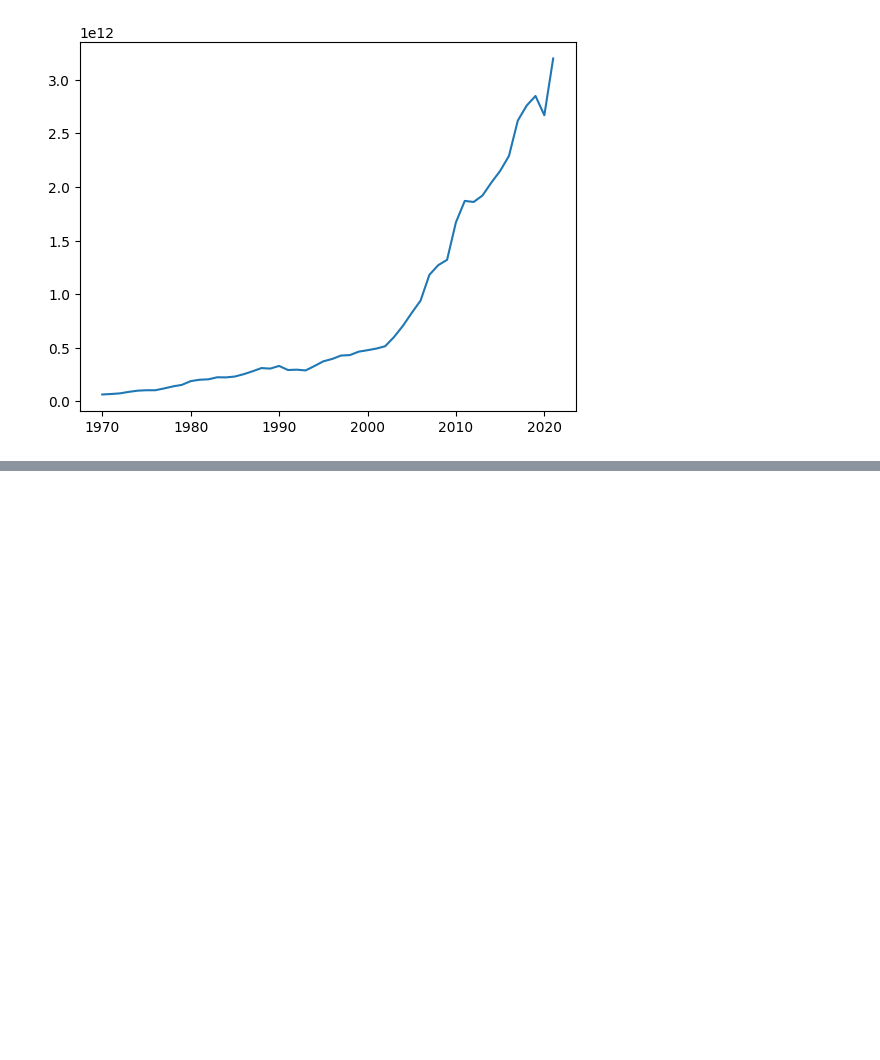
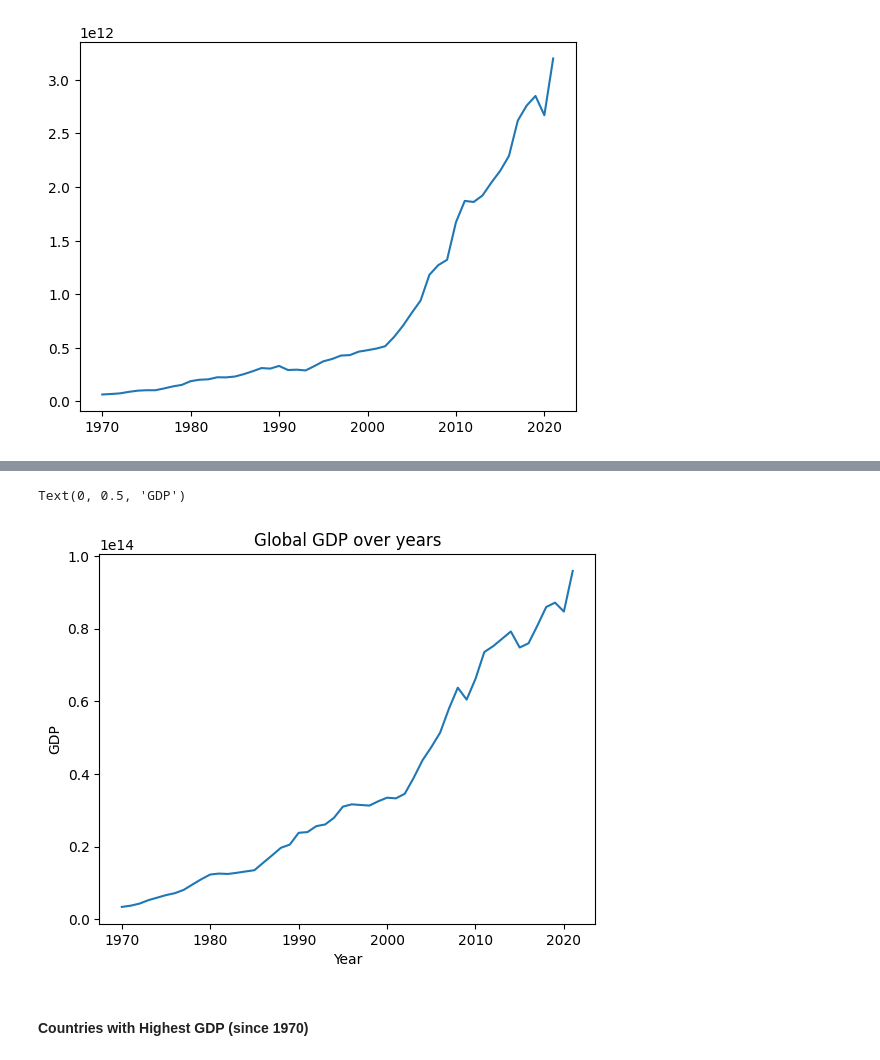
Before and after one commit to sumeetsachdev/data-analysis-project, a Jupyter notebook: notebooks/EDA.ipynb, the cells around one changed output, grey strips where cells are left out. Drawn from its saved outputs; the diff is of its cells as text; code cells hidden in the pictures; blank space fills up the shorter version.

```diff
--- a/notebooks/EDA.ipynb
+++ b/notebooks/EDA.ipynb
@@ -276,0 +331,3 @@ plt.plot(temp['year'], temp['gross_domestic_product'])
+# %%
+temp = df.groupby(by='year').sum()['gross_domestic_product'].reset_index()
+temp.head()
@@ -276,0 +341,10 @@ plt.plot(temp['year'], temp['gross_domestic_product'])
+# %%
+plt.plot(temp.year, temp.gross_domestic_product)
+plt.title('Global GDP over years')
+plt.xlabel('Year')
+plt.ylabel('GDP')
+# %% [output]
+Text(0, 0.5, 'GDP')
+[figure, added]
+# %% [markdown]
+#### Countries with Highest GDP (since 1970)
```
Also changed, not shown: parts of 31 cells of this notebook, 1 other file.
